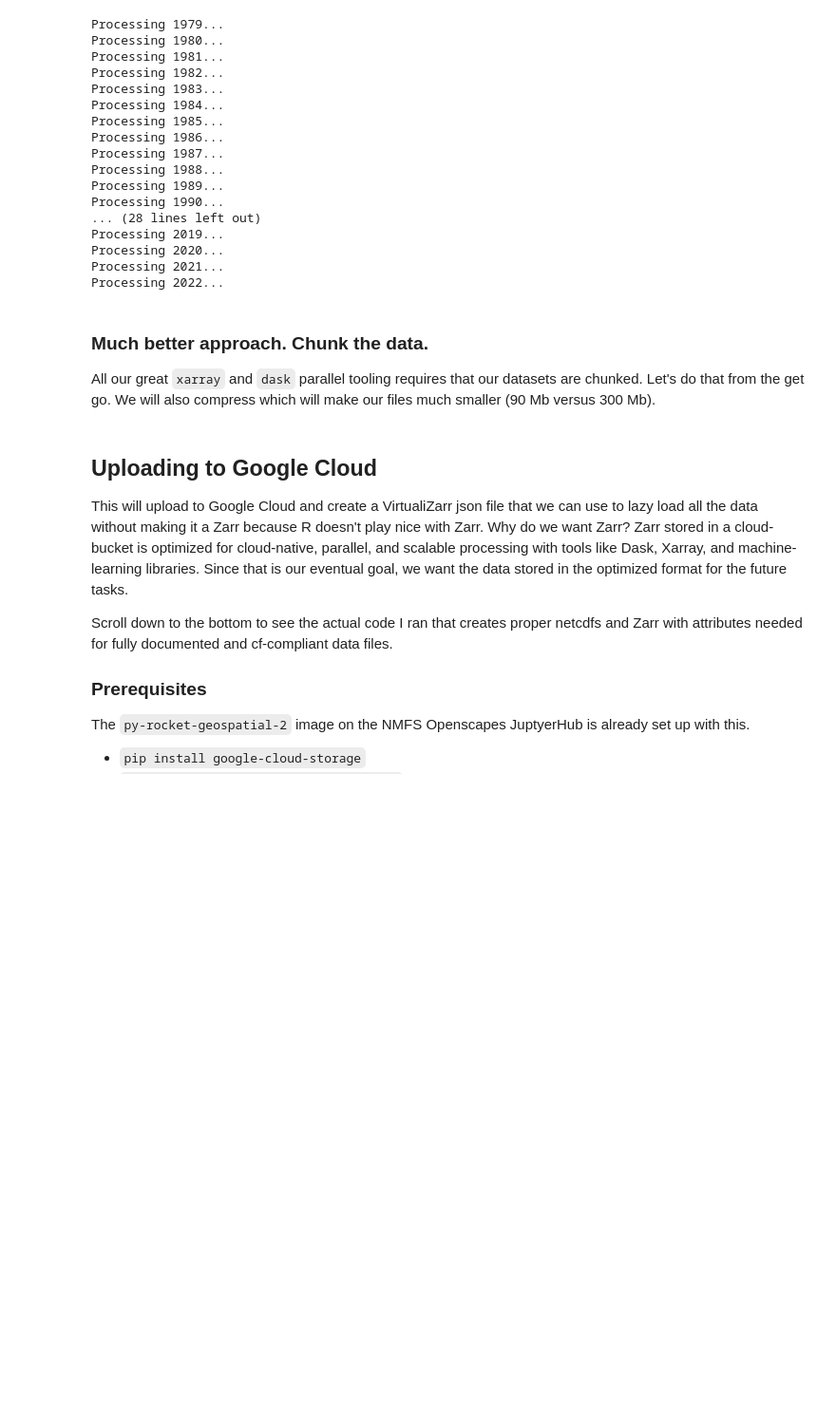
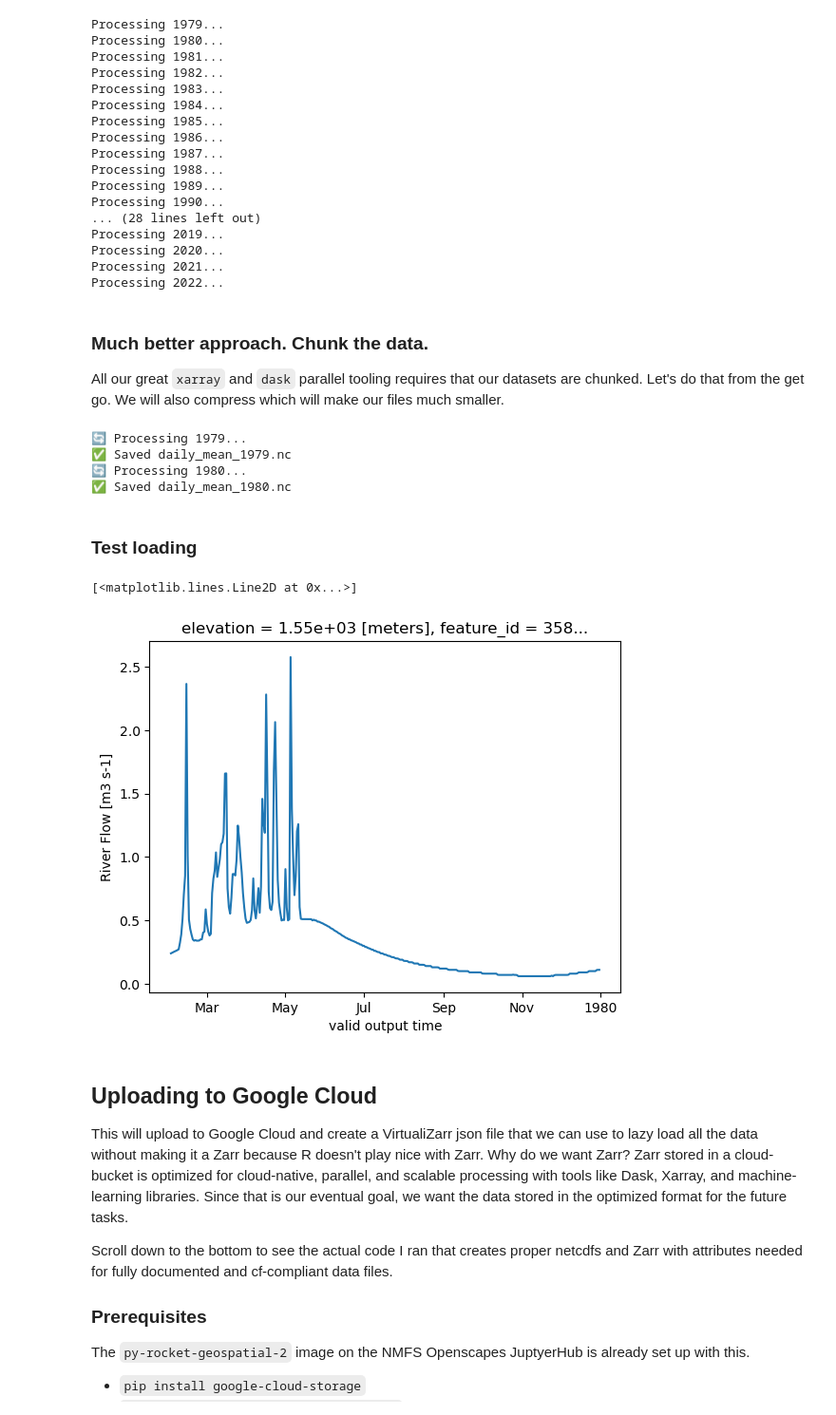
Before and after one commit to noaa-nwfsc/Streamflow-Means-NWM, a Jupyter notebook: notebooks/tutorial.ipynb, the cells around one changed output. Shown at 95% size. Cells and saved outputs as stored; diff of their text form; code cells hidden in the pictures; blank space fills up the shorter version.

```diff
--- a/notebooks/tutorial.ipynb
+++ b/notebooks/tutorial.ipynb
@@ -356,13 +513,13 @@ Processing 2022...
 # %% [markdown]
 ### Much better approach. Chunk the data.
 
-All our great `xarray` and `dask` parallel tooling requires that our datasets are chunked. Let's do that from the get go. We will also compress which will make our files much smaller (90 Mb versus 300 Mb).
+All our great `xarray` and `dask` parallel tooling requires that our datasets are chunked. Let's do that from the get go. We will also compress which will make our files much smaller.
 # %%
-for year in range(1979, 2024):  # NWM 3.0 range is 1979 to 2023
+for year in range(1979, 1981):  # NWM 3.0 range is 1979 to 2023
     print(f"🔄 Processing {year}...")
 
     # Subset 1 year
-    year_ts = subset_ds.sel(time=str(year))
+    year_ts = subset_ds.sel(time=str(year), feature_id=huc4_mask)
 
     # Resample daily mean and compute
     daily_mean = year_ts.resample(time="1D").mean().compute()
@@ -388,6 +545,20 @@ for year in range(1979, 2024):  # NWM 3.0 range is 1979 to 2023
     daily_mean.to_netcdf(out_path, encoding=encoding, engine="netcdf4")
 
     print(f"✅ Saved {out_path}")
+# %% [output]
+🔄 Processing 1979...
+✅ Saved daily_mean_1979.nc
+🔄 Processing 1980...
+✅ Saved daily_mean_1980.nc
+# %% [markdown]
+### Test loading
+# %%
+import xarray as xr
+test_ds = xr.open_dataset("daily_mean_1979.nc")
+test_ds.streamflow.isel(feature_id=1).plot()
+# %% [output]
+[<matplotlib.lines.Line2D at 0x...>]
+[figure, added]
 # %% [markdown]
 ## Uploading to Google Cloud
 
```
Also changed, not shown: parts of 25 cells of this notebook.
